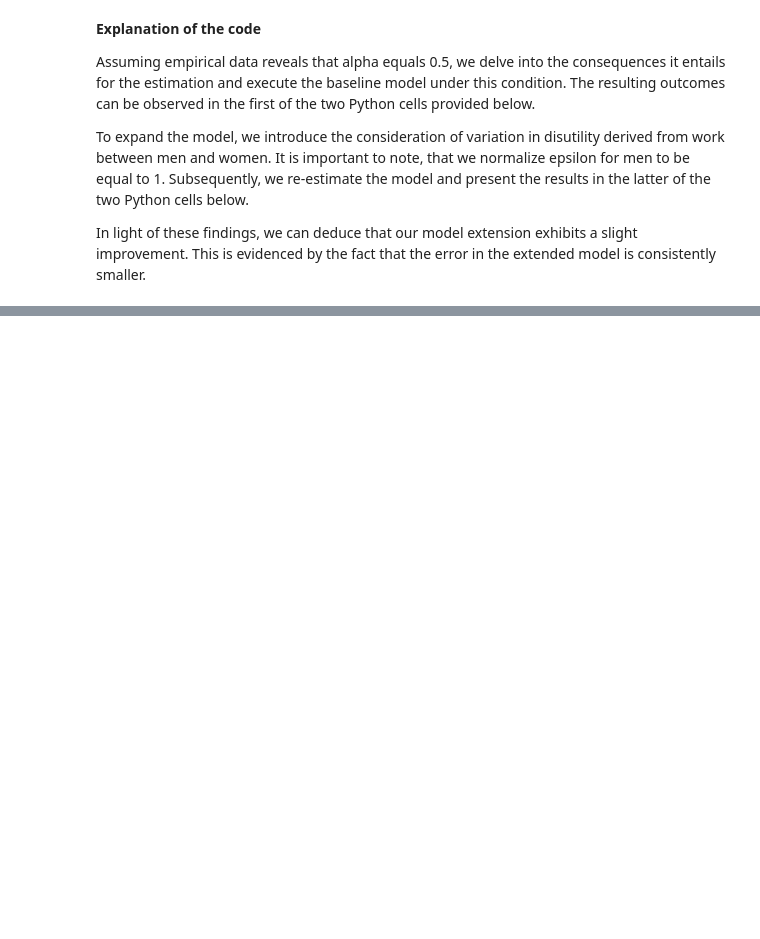
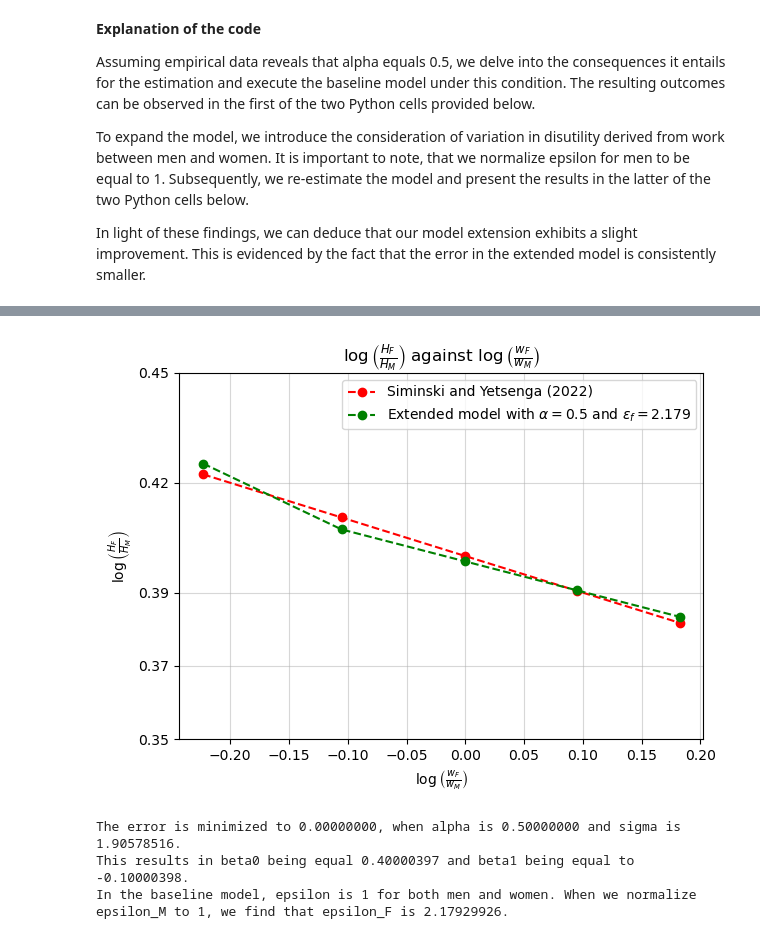
Before and after one commit to NumEconCopenhagen/projects-2023-jakki, a Jupyter notebook: inauguralproject/inauguralproject.ipynb, the cells around one changed output, grey strips where cells are left out. Drawn from its saved outputs; the diff is of its cells as text; code cells hidden in the pictures; blank space fills up the shorter version.

```diff
--- a/inauguralproject/inauguralproject.ipynb
+++ b/inauguralproject/inauguralproject.ipynb
@@ -372,0 +342,55 @@ Under these circumstances, the error in the extended model is 0.00000000, thus b
+# %%
+# Ensuring baseline values
+model.par.alpha = 0.5
+model.par.sigma = 1.0
+model.par.epsilon_F = 1.0
+model.par.epsilon_M = 1.0
+
+# Running the extended model
+model.estimate_extended(sigma=1.0,epsilon_M=1.0,epsilon_F=1.0,extend=True)
+
+# Solving model with new estimates
+model.solve_wF_vec()
+
+# Storing obtained results
+logHFHM_ratio_results = model.opt.logHFHM
+logwFwM_ratio = np.log([0.8, 0.9, 1.0, 1.1, 1.2])
+
+# Genereating results from Siminski and Yetsenga (2022)
+x = np.log(np.linspace(0.8, 1.2, 5))
+y = model.par.beta0_target + model.par.beta1_target*x
+
+plt.plot(x, y, marker= 'o', color='red', linestyle='--', label='Siminski and Yetsenga (2022)')
+plt.plot(logwFwM_ratio, logHFHM_ratio_results, color='green', marker='o', linestyle='--', label=r'Extended model with $\alpha=0.5$ and $\epsilon_f=2.179$')
+
+# Legend
+plt.legend(loc='best')
+
+# Customizing the plot
+plt.title(r'$\log\left(\frac{H_F}{H_M}\right)$ against $\log\left(\frac{w_F}{w_M}\right)$')
+plt.xlabel(r'$\log\left(\frac{w_F}{w_M}\right)$')
+plt.ylabel(r'$\log\left(\frac{H_F}{H_M}\right)$')
+
+# Gridlines
+plt.grid(True, linestyle='-', alpha=0.5)
+
+# Adjusting the layout
+plt.tight_layout()
+
+ytick_positions = [0.35, 0.37, 0.39, 0.42, 0.45]  # Example tick positions
+ytick_labels = ['0.35', '0.37', '0.39', '0.42', '0.45']  # Example tick labels
+plt.yticks(ytick_positions, ytick_labels)
+
+# Display the plot
+plt.show()
+
+# Results
+error2 = (model.opt.beta0 - model.par.beta0_target)**2 + (model.opt.beta1 - model.par.beta1_target)**2
+print(f'The error is minimized to {error2:.8f}, when alpha is {model.par.alpha:.8f} and sigma is {model.par.sigma:.8f}.')
+print(f'This results in beta0 being equal {model.opt.beta0:.8f} and beta1 being equal to {model.opt.beta1:.8f}.')
+print((f'In the baseline model, epsilon is 1 for both men and women. When we normalize epsilon_M to 1, we find that epsilon_F is {model.par.epsilon_F:.8f}.'))
+# %% [output]
+[figure, added]
+The error is minimized to 0.00000000, when alpha is 0.50000000 and sigma is 1.90578516.
+This results in beta0 being equal 0.40000397 and beta1 being equal to -0.10000398.
+In the baseline model, epsilon is 1 for both men and women. When we normalize epsilon_M to 1, we find that epsilon_F is 2.17929926.
```
Also changed, not shown: parts of 2 cells of this notebook, 1 other file.
